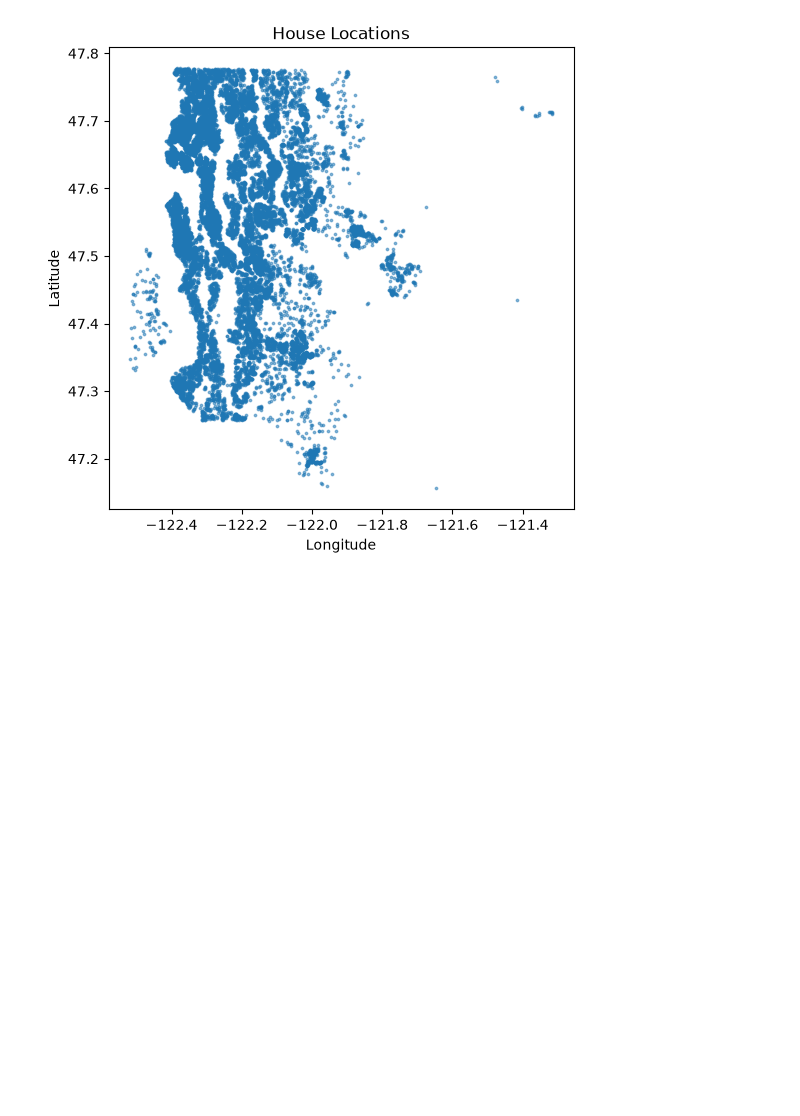
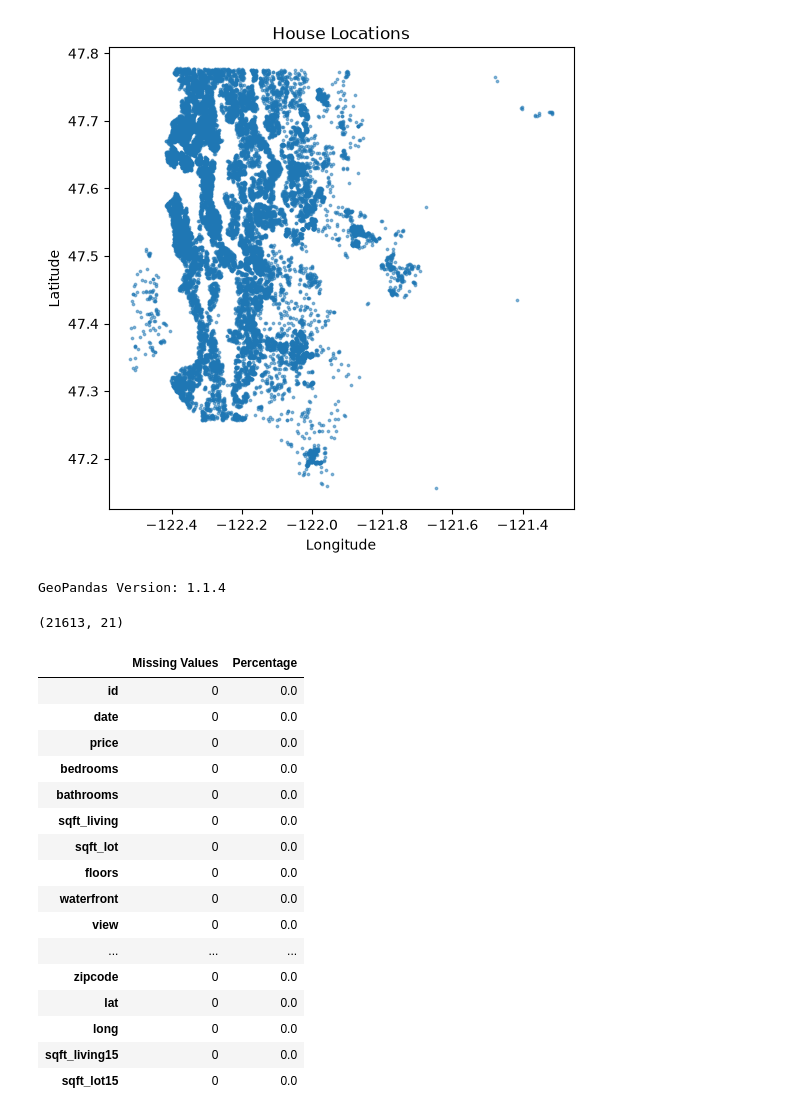
Before and after one commit to aarav2195/Infotact-DS-ML, a Jupyter notebook: Project-3-Geospatial-Valuation/notebooks/01_data_acquisition.ipynb, the cells around one changed output. Drawn from its saved outputs; the diff is of its cells as text; code cells hidden in the pictures; blank space fills up the shorter version.

```diff
--- a/Project-3-Geospatial-Valuation/notebooks/01_data_acquisition.ipynb
+++ b/Project-3-Geospatial-Valuation/notebooks/01_data_acquisition.ipynb
@@ -183,3 +183,41 @@ plt.ylabel("Latitude")
 plt.show()
 # %% [output]
 [figure]
+# %%
+import geopandas as gpd
+from shapely.geometry import Point
+
+print("GeoPandas Version:", gpd.__version__)
+# %% [output]
+GeoPandas Version: 1.1.4
+# %%
+df_clean = df.copy()
+
+print(df_clean.shape)
+# %% [output]
+(21613, 21)
+# %%
+missing = pd.DataFrame({
+    "Missing Values": df_clean.isnull().sum(),
+    "Percentage": round(df_clean.isnull().mean()*100,2)
+})
+
+missing
+# %% [output]
+|  | Missing Values | Percentage |
+| id | 0 | 0.0 |
+| date | 0 | 0.0 |
+| price | 0 | 0.0 |
+| bedrooms | 0 | 0.0 |
+| bathrooms | 0 | 0.0 |
+| sqft_living | 0 | 0.0 |
+| sqft_lot | 0 | 0.0 |
+| floors | 0 | 0.0 |
+| waterfront | 0 | 0.0 |
+| view | 0 | 0.0 |
+| ... | ... | ... |
+| zipcode | 0 | 0.0 |
+| lat | 0 | 0.0 |
+| long | 0 | 0.0 |
+| sqft_living15 | 0 | 0.0 |
+| sqft_lot15 | 0 | 0.0 |
```
Also changed, not shown: parts of 8 cells of this notebook, 1 other file.
